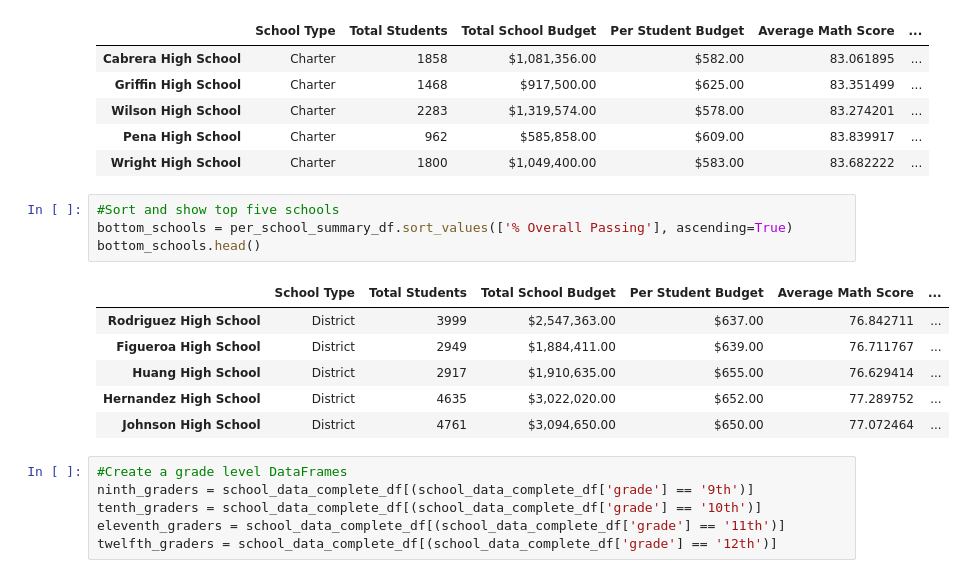
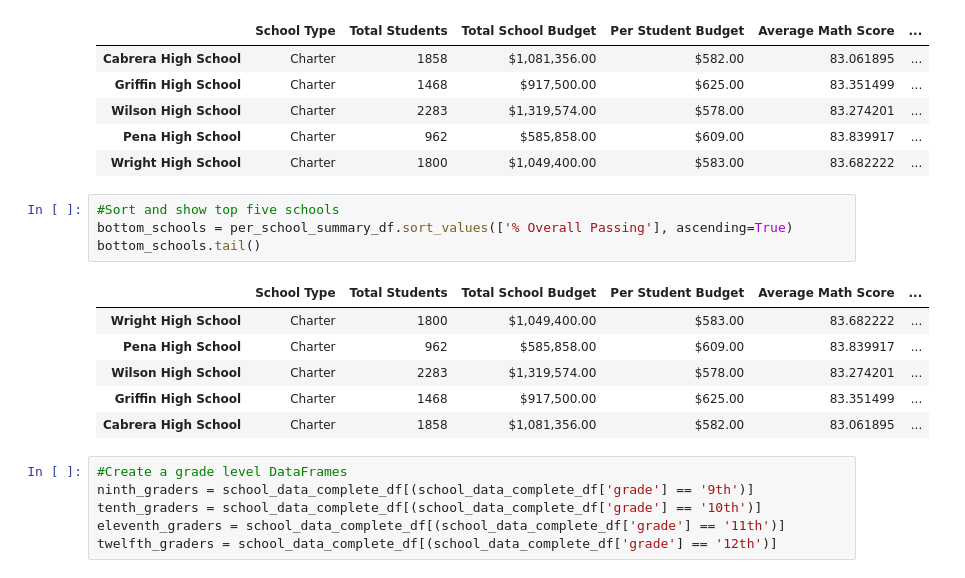
Before and after one commit to chenylk/School-District-Analysis, a Jupyter notebook: PyCitySchools_Challenge.ipynb, the cells around one changed output. Cells and saved outputs as stored; diff of their text form.

```diff
--- a/PyCitySchools_Challenge.ipynb
+++ b/PyCitySchools_Challenge.ipynb
@@ -238,14 +238,14 @@ top_schools.head()
 # %%
 #Sort and show top five schools
 bottom_schools = per_school_summary_df.sort_values(['% Overall Passing'], ascending=True)
-bottom_schools.head()
+bottom_schools.tail()
 # %% [output]
 |  | School Type | Total Students | Total School Budget | Per Student Budget | Average Math Score | ... |
-| Rodriguez High School | District | 3999 | $2,547,363.00 | $637.00 | 76.842711 | ... |
-| Figueroa High School | District | 2949 | $1,884,411.00 | $639.00 | 76.711767 | ... |
-| Huang High School | District | 2917 | $1,910,635.00 | $655.00 | 76.629414 | ... |
-| Hernandez High School | District | 4635 | $3,022,020.00 | $652.00 | 77.289752 | ... |
-| Johnson High School | District | 4761 | $3,094,650.00 | $650.00 | 77.072464 | ... |
+| Wright High School | Charter | 1800 | $1,049,400.00 | $583.00 | 83.682222 | ... |
+| Pena High School | Charter | 962 | $585,858.00 | $609.00 | 83.839917 | ... |
+| Wilson High School | Charter | 2283 | $1,319,574.00 | $578.00 | 83.274201 | ... |
+| Griffin High School | Charter | 1468 | $917,500.00 | $625.00 | 83.351499 | ... |
+| Cabrera High School | Charter | 1858 | $1,081,356.00 | $582.00 | 83.061895 | ... |
 # %%
 #Create a grade level DataFrames
 ninth_graders = school_data_complete_df[(school_data_complete_df['grade'] == '9th')]
```
Also changed, not shown: 1 other file.
